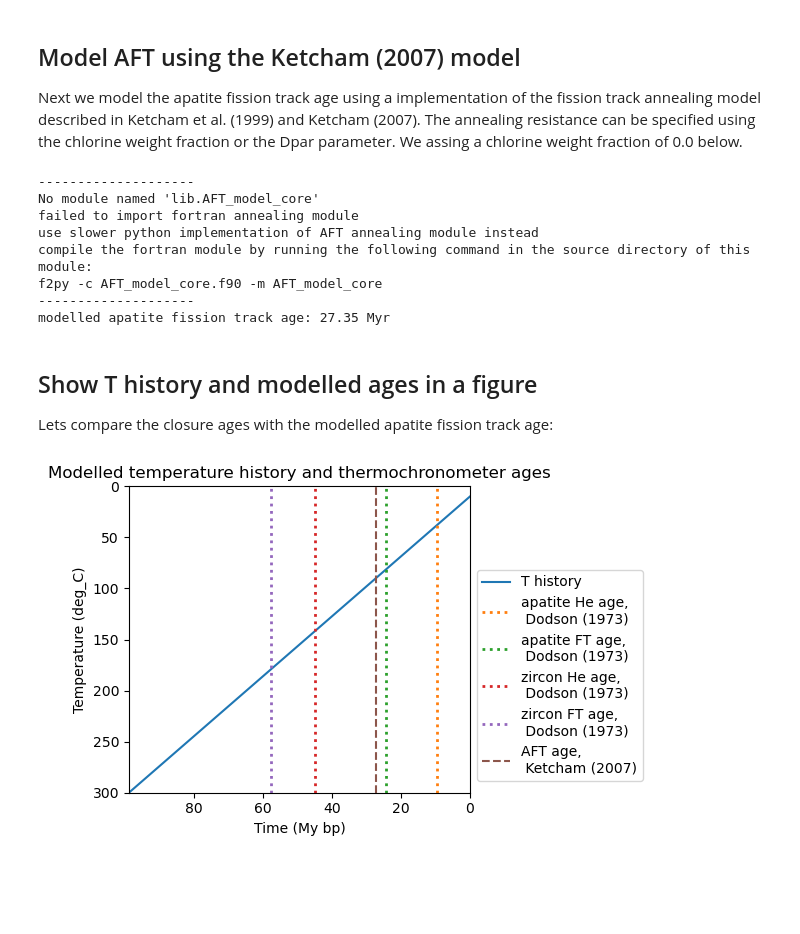
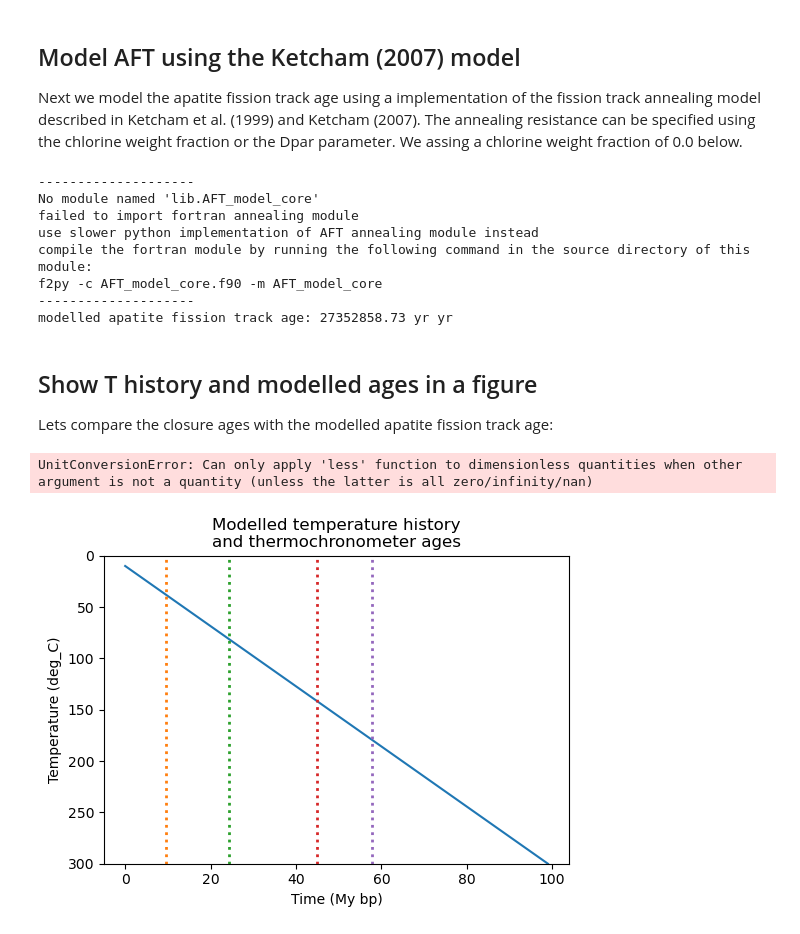
Before and after one commit to HUGG/TherAPPy, a Jupyter notebook: therappy_test.ipynb, the cells around one changed output. Drawn from its saved outputs; the diff is of its cells as text; code cells hidden in the pictures; blank space fills up the shorter version.

```diff
--- a/therappy_test.ipynb
+++ b/therappy_test.ipynb
@@ -85,7 +85,7 @@ modelled thermochron age for the system zircon FT using the Dodson model: 5.78e+
 
 Next we model the apatite fission track age using a implementation of the fission track annealing model described in Ketcham et al. (1999) and Ketcham (2007). The annealing resistance can be specified using the chlorine weight fraction or the Dpar parameter. We assing a chlorine weight fraction of 0.0 below.
 # %%
-# aaaign fission track annealing parameters
+# assign fission track annealing parameters
 thermochron_parameters = {"kinetic_parameter": "Clwt", "Clwt": 0.0}
 
 # set up a new grain
@@ -96,7 +96,7 @@ model_results = FTgrain.model_thermochron(tT, thermochronometer="FT", model="Ket
 
 modelled_AFT_age = model_results["AFT_age"]
 
-print(f"modelled apatite fission track age: {modelled_AFT_age :0.2f} Myr")
+print(f"modelled apatite fission track age: {modelled_AFT_age :0.2f}")
 # %% [output]
 --------------------
 No module named 'lib.AFT_model_core'
@@ -105,7 +105,7 @@ use slower python implementation of AFT annealing module instead
 compile the fortran module by running the following command in the source directory of this module:
 f2py -c AFT_model_core.f90 -m AFT_model_core
 --------------------
-modelled apatite fission track age: 27.35 Myr
+modelled apatite fission track age: 27352858.73 yr yr
 # %% [markdown]
 ## Show T history and modelled ages in a figure
 
@@ -113,27 +113,28 @@ Lets compare the closure ages with the modelled apatite fission track age:
 # %%
 colors = list(matplotlib.colors.TABLEAU_COLORS)
 
 fig, ax = pl.subplots(1, 1, figsize=(6, 4))
 ax.plot(tT["time"].value / 1e6, tT["temperature"], label="T history")
 ax.set_ylim(tT["temperature"].value.max(), 0)
 ax.set_xlabel("Time (My bp)")
 Tu = tT["temperature"].unit
 ax.set_ylabel(f"Temperature ({Tu})")
 ax.set_title("Modelled temperature history\nand thermochronometer ages")
 
 for i, grain, age in zip(itertools.count(), grains, ages):
     mineral = grain.mineral
     thermochronometer = grain.thermochronometer
     ax.axvline(age.value / 1e6, c=colors[i+1], ls=":", lw=2.0, label=f"{mineral} {thermochronometer} age,\n Dodson (1973)")
 
-ax.axvline(modelled_AFT_age, c=colors[i+2], ls="--", lw=1.5, label="AFT age,\n Ketcham (2007)")
+ax.axvline(modelled_AFT_age.value / 1e6, c=colors[i+2], ls="--", lw=1.5, label="AFT age,\n Ketcham (2007)")
 
 ax.legend(bbox_to_anchor=(1, 0.75))
 
 ax.set_xlim(tT["time"].value.max() / 1e6, 0)
 
 fig.tight_layout()
 
 fig.savefig("fig/TherAPPy_example.png")
 # %% [output]
+UnitConversionError: Can only apply 'less' function to dimensionless quantities when other argument is not a quantity (unless the latter is all zero/infinity/nan)
-[figure, old version]
+[figure, new version]
```
Also changed, not shown: 2 other files.
